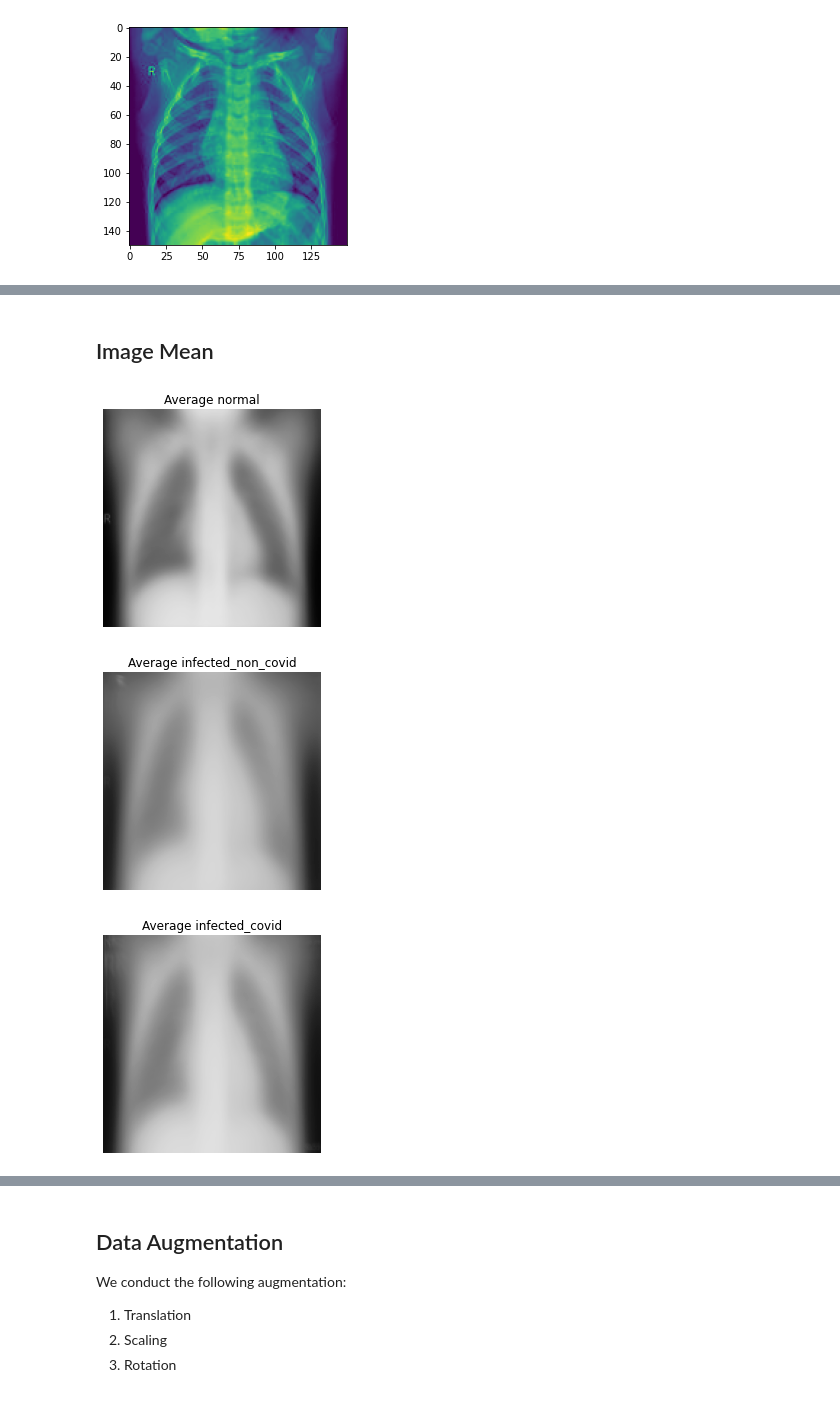
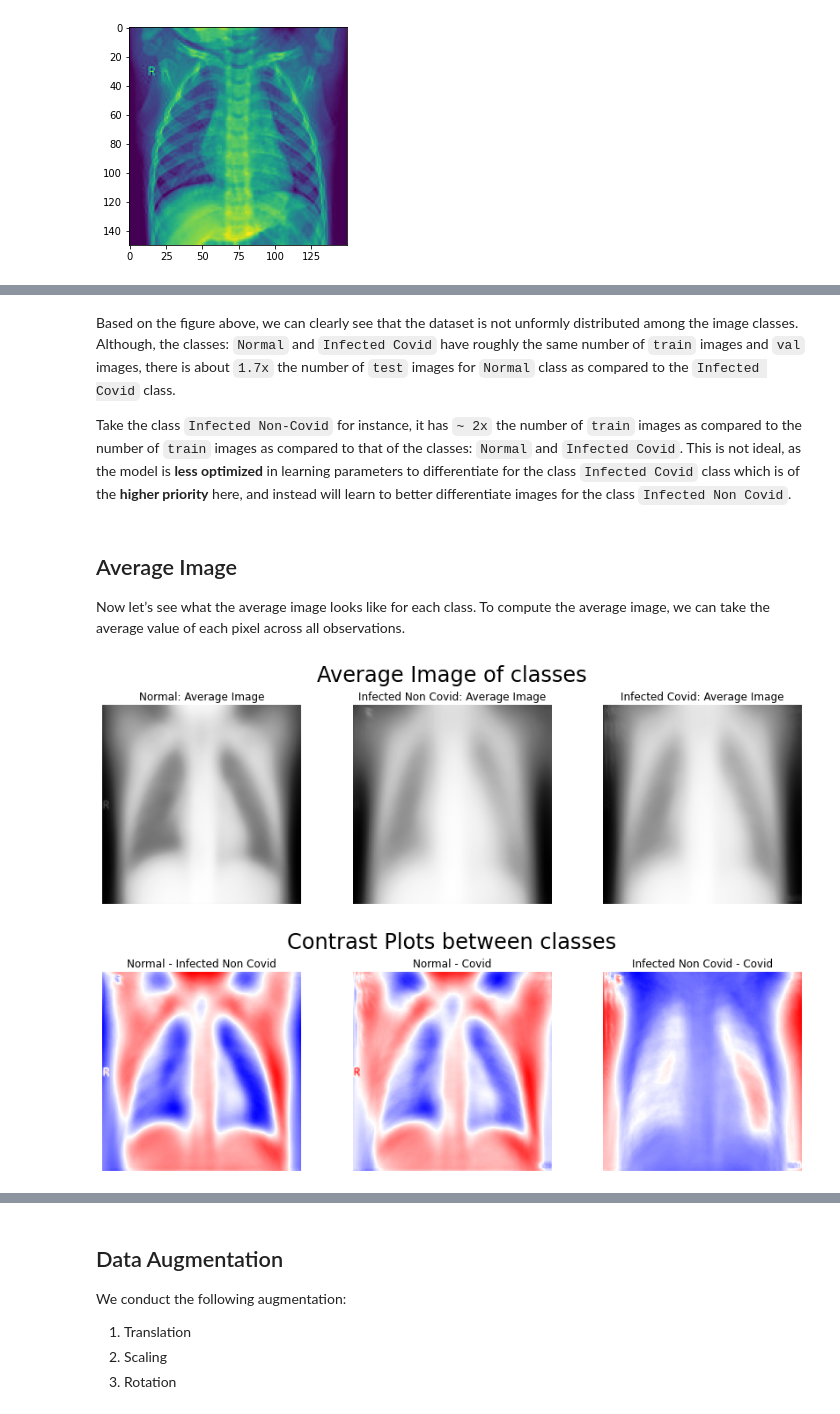
Before and after one commit to Etzernal/dlproj, a Jupyter notebook: SmallProjectSubmission.ipynb, the cells around one changed output, grey strips where cells are left out. Saved outputs shown, nothing was run; the diff lists cells and outputs as text; code cells hidden in the pictures.

```diff
--- a/SmallProjectSubmission.ipynb
+++ b/SmallProjectSubmission.ipynb
@@ -35,11 +30,12 @@ During training, a neural network would expect input values of: `[0, 1]`. In add
 # %%
 class Lung_Train_Dataset(Dataset):
 
-    def __init__(self):
+    def __init__(self, normalizer=None):
         """
         Constructor for generic Dataset class - simply assembles
         the important parameters in attributes.
         """
+        self.normalizer = normalizer
 
         # All images are of size 150 x 150
         self.img_size = (150, 150)
@@ -165,6 +161,8 @@ class Lung_Train_Dataset(Dataset):
             label = torch.Tensor([0, 0, 1])
         im = self.open_img(self.groups, class_val, index)
         im = transforms.functional.to_tensor(np.array(im)).float()
+        if self.normalizer:
+            im = self.normalizer(im)
         return im, label
 # %%
 class Lung_Val_Dataset(Dataset):
@@ -506,2 +567,0 @@ plt.show()
-# %% [markdown]
-## Image Mean
@@ -523,43 +568,54 @@ trainMean, trainStd = getMeanStd(train_loader)
+# %% [markdown]
+Based on the figure above, we can clearly see that the dataset is not unformly distributed among the image classes. Although, the classes: `Normal` and `Infected Covid` have roughly the same number of `train` images and `val` images, there is about `1.7x` the number of `test` images for `Normal` class as compared to the `Infected Covid` class.
+
+Take the class `Infected Non-Covid` for instance, it has `~ 2x` the number of `train` images as compared to the number of `train` images as compared to that of the classes: `Normal` and `Infected Covid`. This is not ideal, as the model is **less optimized** in learning parameters to differentiate for the class `Infected Covid` class which is of the **higher priority** here, and instead will learn to better differentiate images for the class `Infected Non Covid`.
+# %% [markdown]
+## Average Image
+Now let’s see what the average image looks like for each class. To compute the average image, we can take the average value of each pixel across all observations.
 # %%
-# Dataset Analysis
-
-# Average image
 def find_mean_img(loader, title, size = (64, 64)):
     combined = np.zeros(size)
     for index in tqdm(range(loader.dataset_numbers["train_" + title])):
-      combined += loader.open_img("train", title, index)
+        combined += loader.open_img("train", title, index)
     # calculate the average
     mean_img = combined / loader.dataset_numbers["train_" + title]
     # reshape it back to a matrix
-    plt.imshow(mean_img*255, vmin=0, vmax=255, cmap='Greys_r')
-    plt.title(f'Average {title}')
-    plt.axis('off')
-    plt.show()
     return mean_img
 
 norm_mean = find_mean_img(ld_train, 'normal', (150, 150))
 pneu_mean = find_mean_img(ld_train, 'infected_non_covid', (150, 150))
 cov_pneu_mean = find_mean_img(ld_train, "infected_covid", (150, 150))
 
+fig, axs = plt.subplots(1,3, figsize=(12, 4))
+fig.suptitle("Average Image of classes", fontsize=24)
+axs[0].imshow(norm_mean*255, cmap="Greys_r")
+axs[0].set_title("Normal: Average Image")
+axs[0].axis('off')
+axs[1].imshow(pneu_mean*255, cmap="Greys_r")
+axs[1].set_title("Infected Non Covid: Average Image")
+axs[1].axis('off')
+axs[2].imshow(cov_pneu_mean*255, cmap="Greys_r")
+axs[2].set_title("Infected Covid: Average Image")
+axs[2].axis('off')
+fig.tight_layout()
+
 # Contrast between avg images
 contrast_mean1 = norm_mean - pneu_mean
 contrast_mean2 = norm_mean - cov_pneu_mean
 contrast_mean3 = pneu_mean - cov_pneu_mean
 
-fig, axs = plt.subplots(3, sharex = True, figsize=(12,12))
+fig, axs = plt.subplots(1,3, figsize=(12,4))
+fig.suptitle("Contrast Plots between classes", fontsize=24)
 axs[0].imshow(contrast_mean1, cmap='bwr')
-axs[0].set_title(f'Difference Between Normal & Pneumonia Average')
+axs[0].set_title('Normal - Infected Non Covid')
 axs[0].axis('off')
-
 axs[1].imshow(contrast_mean2, cmap="bwr")
-axs[1].set_title(f'Difference Between Normal & Covid Average')
+axs[1].set_title('Normal - Covid')
 axs[1].axis('off')
-
 axs[2].imshow(contrast_mean3, cmap="bwr")
-axs[2].set_title(f'Difference Between Pneumonia & Covid Average')
+axs[2].set_title('Infected Non Covid - Covid')
 axs[2].axis('off')
-plt.show()
+fig.tight_layout()
 # %% [output]
-[figure, old version]
+[figure, new version]
-[figure, old version]
+[figure, new version]
-[figure, removed]
```
Also changed, not shown: parts of 30 cells of this notebook.
